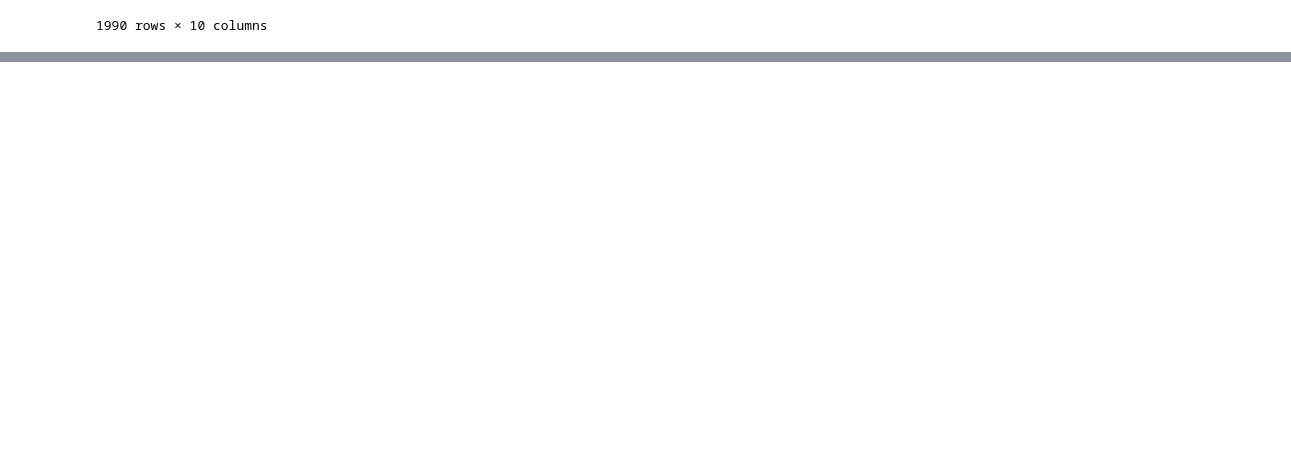
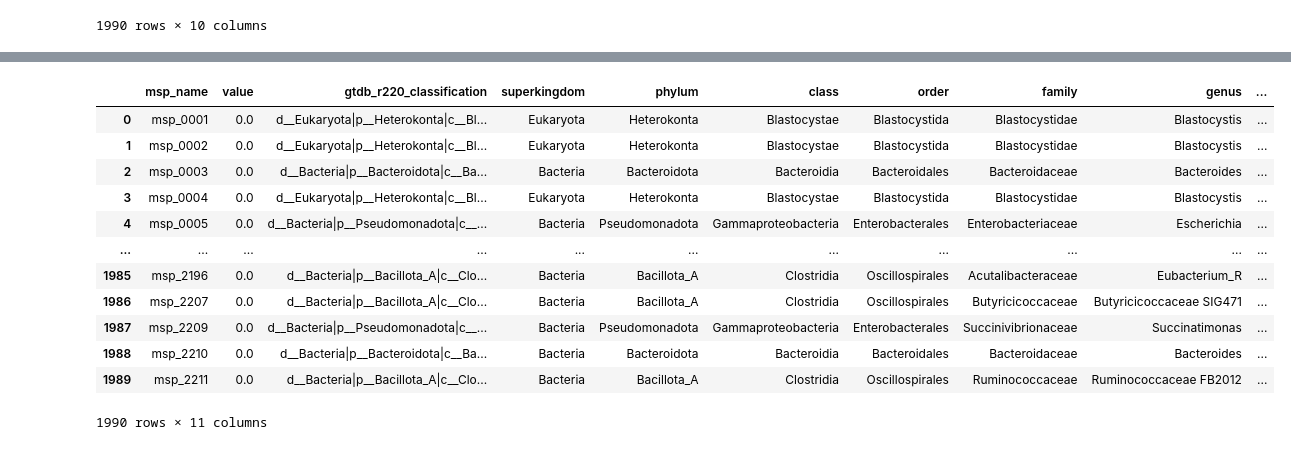
Before and after one commit to vivekbibs/IS4, a Jupyter notebook: compare_outputs/get_msp_meteor.ipynb, the cells around one changed output, grey strips where cells are left out. Saved outputs shown, nothing was run; the diff lists cells and outputs as text; code cells hidden in the pictures; blank space fills up the shorter version.

Commit message:
merge meteor

```diff
--- a/compare_outputs/get_msp_meteor.ipynb
+++ b/compare_outputs/get_msp_meteor.ipynb
@@ -41,0 +40,2 @@ msp_abundances=pd.read_csv()
+# %%
+meteor_output=pd.read_csv("/shared/projects/mudis4ls_is4_benchmark/test_results/meteor/profile/ERS12377136/ERS12377136_msp.tsv",sep="\t")
@@ -41,0 +58,18 @@ msp_abundances=pd.read_csv()
+# %%
+meteor_output=meteor_output.merge(msp_bd)
+# %%
+meteor_output
+# %% [output]
+|  | msp_name | value | gtdb_r220_classification | superkingdom | phylum | class | order | family | genus | ... |
+| 0 | msp_0001 | 0.0 | d__Eukaryota|p__Heterokonta|c__Bl... | Eukaryota | Heterokonta | Blastocystae | Blastocystida | Blastocystidae | Blastocystis | ... |
+| 1 | msp_0002 | 0.0 | d__Eukaryota|p__Heterokonta|c__Bl... | Eukaryota | Heterokonta | Blastocystae | Blastocystida | Blastocystidae | Blastocystis | ... |
+| 2 | msp_0003 | 0.0 | d__Bacteria|p__Bacteroidota|c__Ba... | Bacteria | Bacteroidota | Bacteroidia | Bacteroidales | Bacteroidaceae | Bacteroides | ... |
+| 3 | msp_0004 | 0.0 | d__Eukaryota|p__Heterokonta|c__Bl... | Eukaryota | Heterokonta | Blastocystae | Blastocystida | Blastocystidae | Blastocystis | ... |
+| 4 | msp_0005 | 0.0 | d__Bacteria|p__Pseudomonadota|c__... | Bacteria | Pseudomonadota | Gammaproteobacteria | Enterobacterales | Enterobacteriaceae | Escherichia | ... |
+| ... | ... | ... | ... | ... | ... | ... | ... | ... | ... | ... |
+| 1985 | msp_2196 | 0.0 | d__Bacteria|p__Bacillota_A|c__Clo... | Bacteria | Bacillota_A | Clostridia | Oscillospirales | Acutalibacteraceae | Eubacterium_R | ... |
+| 1986 | msp_2207 | 0.0 | d__Bacteria|p__Bacillota_A|c__Clo... | Bacteria | Bacillota_A | Clostridia | Oscillospirales | Butyricicoccaceae | Butyricicoccaceae SIG471 | ... |
+| 1987 | msp_2209 | 0.0 | d__Bacteria|p__Pseudomonadota|c__... | Bacteria | Pseudomonadota | Gammaproteobacteria | Enterobacterales | Succinivibrionaceae | Succinatimonas | ... |
+| 1988 | msp_2210 | 0.0 | d__Bacteria|p__Bacteroidota|c__Ba... | Bacteria | Bacteroidota | Bacteroidia | Bacteroidales | Bacteroidaceae | Bacteroides | ... |
+| 1989 | msp_2211 | 0.0 | d__Bacteria|p__Bacillota_A|c__Clo... | Bacteria | Bacillota_A | Clostridia | Oscillospirales | Ruminococcaceae | Ruminococcaceae FB2012 | ... |
+1990 rows × 11 columns
```
Also changed, not shown: parts of 6 cells of this notebook.
